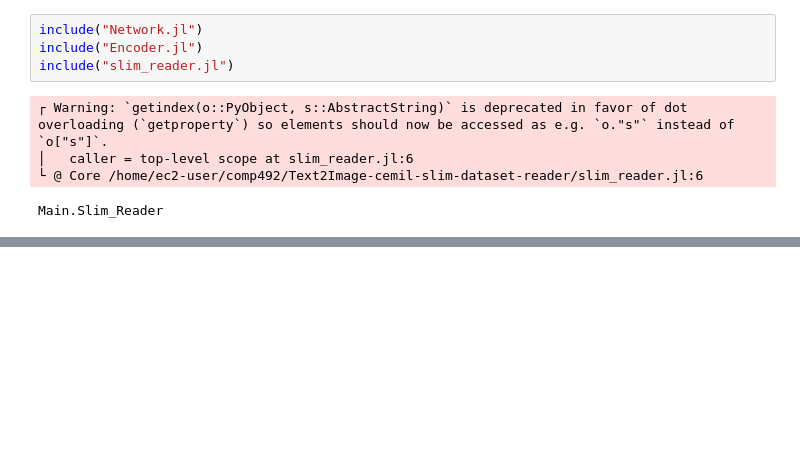
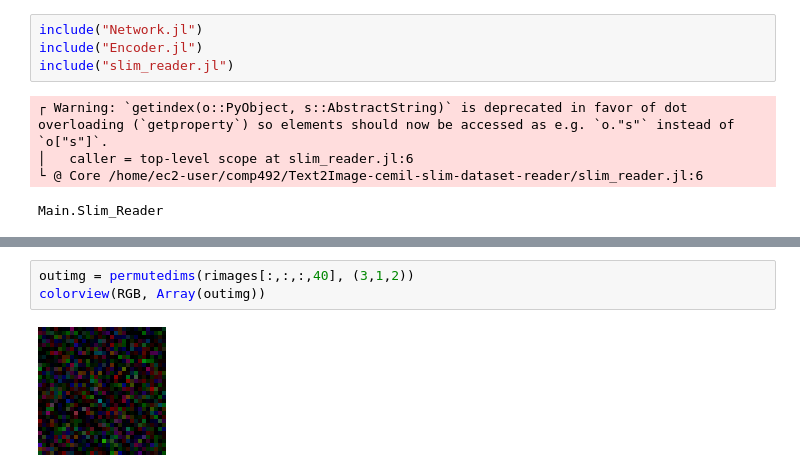
Before and after one commit to ilaydaezengin/spatial-relations-1, a Jupyter notebook: Test.ipynb, the cells around one changed output, grey strips where cells are left out. Drawn from its saved outputs; the diff is of its cells as text; blank space fills up the shorter version.

```diff
--- a/Test.ipynb
+++ b/Test.ipynb
@@ -106,0 +125,5 @@ output.rimages
+# %%
+outimg = permutedims(rimages[:,:,:,40], (3,1,2))
+colorview(RGB, Array(outimg))
+# %% [output]
+[figure, added]
```
Also changed, not shown: parts of 11 cells of this notebook, 8 other files.
